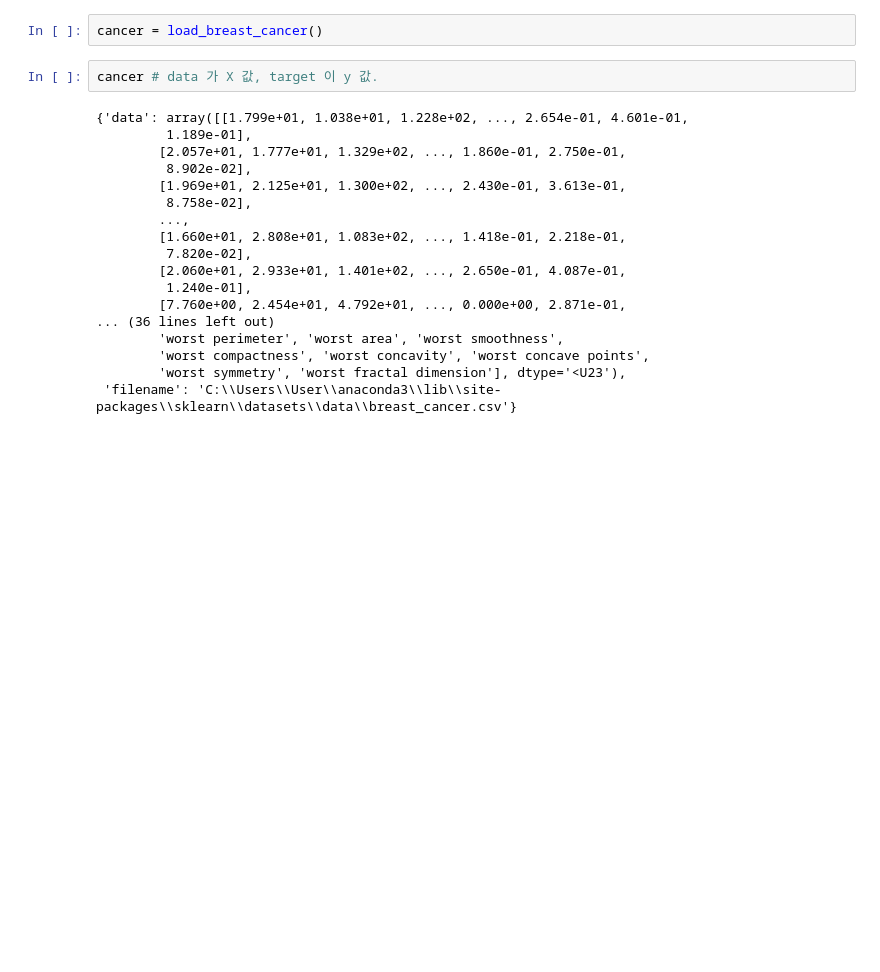
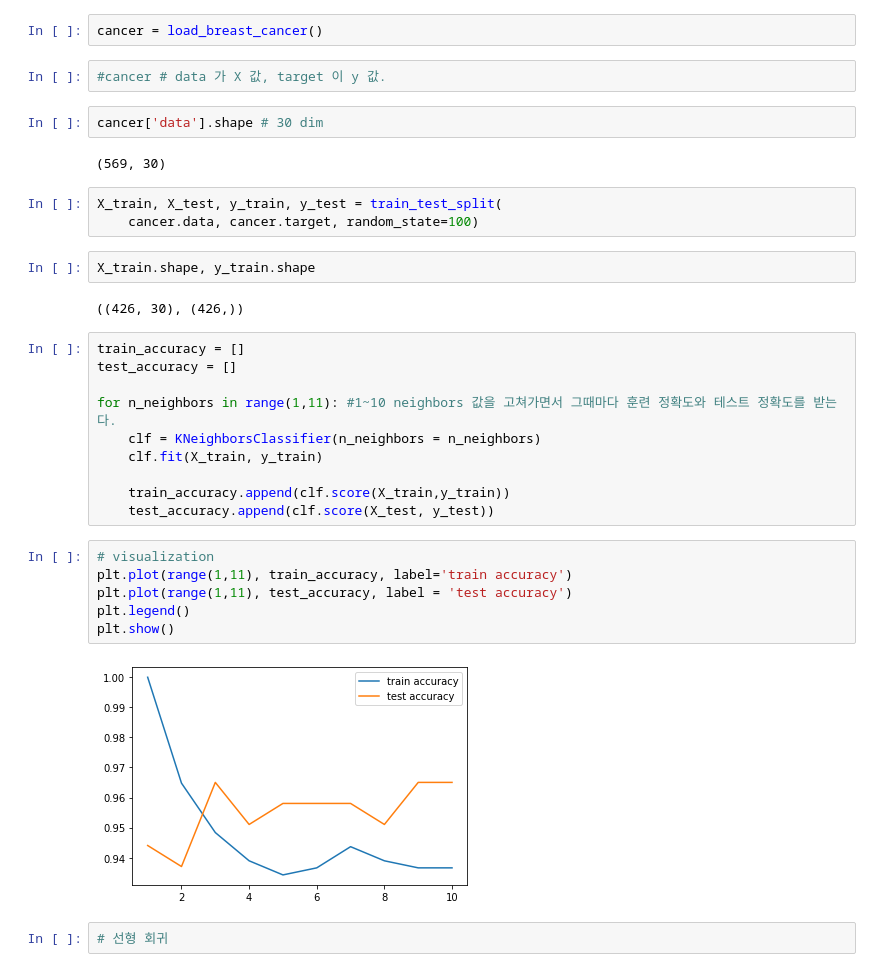
Before and after one commit to gotocernlikelion/study_ai, a Jupyter notebook: day03.ipynb, the cells around one changed output. Saved outputs shown, nothing was run; the diff lists cells and outputs as text; blank space fills up the shorter version.

```diff
--- a/day03.ipynb
+++ b/day03.ipynb
@@ -359,22 +359,35 @@ from sklearn.datasets import load_breast_cancer
 # %%
 cancer = load_breast_cancer()
 # %%
-cancer # data 가 X 값, target 이 y 값.
+#cancer # data 가 X 값, target 이 y 값.
-# %% [output]
-{'data': array([[1.799e+01, 1.038e+01, 1.228e+02, ..., 2.654e-01, 4.601e-01,
-         1.189e-01],
-        [2.057e+01, 1.777e+01, 1.329e+02, ..., 1.860e-01, 2.750e-01,
-         8.902e-02],
-        [1.969e+01, 2.125e+01, 1.300e+02, ..., 2.430e-01, 3.613e-01,
-         8.758e-02],
-        ...,
-        [1.660e+01, 2.808e+01, 1.083e+02, ..., 1.418e-01, 2.218e-01,
-         7.820e-02],
-        [2.060e+01, 2.933e+01, 1.401e+02, ..., 2.650e-01, 4.087e-01,
-         1.240e-01],
-        [7.760e+00, 2.454e+01, 4.792e+01, ..., 0.000e+00, 2.871e-01,
-... (36 lines left out)
-        'worst perimeter', 'worst area', 'worst smoothness',
-        'worst compactness', 'worst concavity', 'worst concave points',
-        'worst symmetry', 'worst fractal dimension'], dtype='<U23'),
- 'filename': 'C:\\Users\\User\\anaconda3\\lib\\site-packages\\sklearn\\datasets\\data\\breast_cancer.csv'}
+# %%
+cancer['data'].shape # 30 dim
+# %% [output]
+(569, 30)
+# %%
+X_train, X_test, y_train, y_test = train_test_split(
+    cancer.data, cancer.target, random_state=100)
+# %%
+X_train.shape, y_train.shape
+# %% [output]
+((426, 30), (426,))
+# %%
+train_accuracy = []
+test_accuracy = []
+
+for n_neighbors in range(1,11): #1~10 neighbors 값을 고쳐가면서 그때마다 훈련 정확도와 테스트 정확도를 받는다.
+    clf = KNeighborsClassifier(n_neighbors = n_neighbors)
+    clf.fit(X_train, y_train)
+
+    train_accuracy.append(clf.score(X_train,y_train))
+    test_accuracy.append(clf.score(X_test, y_test))
+# %%
+# visualization
+plt.plot(range(1,11), train_accuracy, label='train accuracy')
+plt.plot(range(1,11), test_accuracy, label = 'test accuracy')
+plt.legend()
+plt.show()
+# %% [output]
+[figure, added]
+# %%
+# 선형 회귀
```
Also changed, not shown: parts of 30 cells of this notebook.
